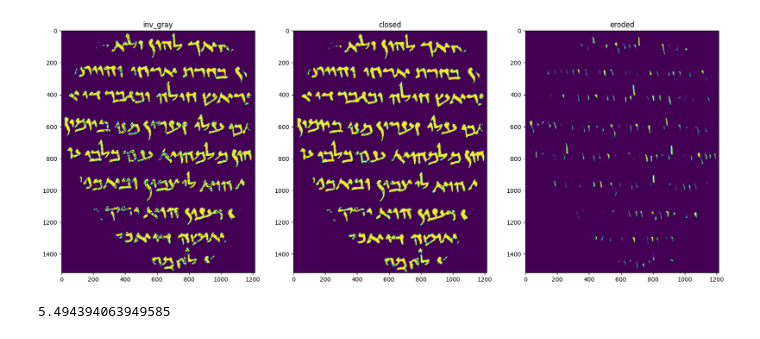
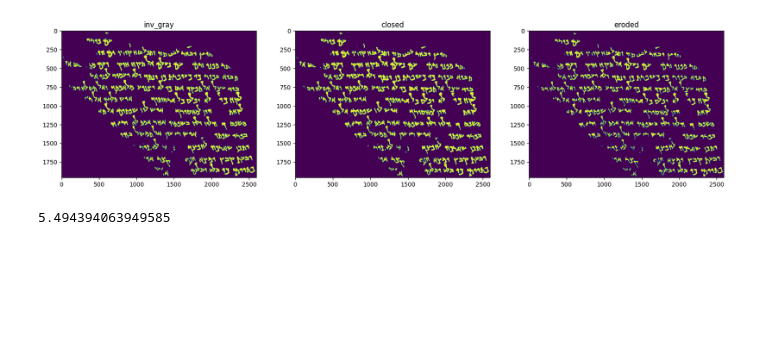
Before and after one commit to daniel-macrae/HandwritingRecognition-2023, a Jupyter notebook: Dan's Stuff/dan_seg.ipynb, the cells around one changed output. Saved outputs shown, nothing was run; the diff lists cells and outputs as text; code cells hidden in the pictures; blank space fills up the shorter version.

```diff
--- a/Dan's Stuff/dan_seg.ipynb
+++ b/Dan's Stuff/dan_seg.ipynb
@@ -5,7 +5,7 @@ import matplotlib.pyplot as plt
 
 from data_management.augmentation.commonAug import whitespaceRemover
 
-gray_img = cv2.imread('image-data\P632-Fg002-R-C01-R01-binarized.jpg', cv2.IMREAD_GRAYSCALE)
+gray_img = cv2.imread('image-data\P123-Fg001-R-C01-R01-binarized.jpg', cv2.IMREAD_GRAYSCALE)
 
 #drawing_img = image.copy()
 
@@ -32,39 +32,37 @@ ax1.set_title("inv_gray")
 kernel_close = cv2.getStructuringElement(cv2.MORPH_RECT, (2,2))
 morph = cv2.morphologyEx(inv_gray_img, cv2.MORPH_CLOSE, kernel_close, iterations=5)
 
 
 ax2.imshow(morph)
 ax2.set_title("closed")
 
-morph = cv2.GaussianBlur(morph, (5, 5), 0)
-
 # erode
 kernel = cv2.getStructuringElement(cv2.MORPH_ELLIPSE, (2,2))
 morph = cv2.morphologyEx(morph, cv2.MORPH_ERODE, kernel, iterations=3)
 
-
+#morph = cv2.GaussianBlur(morph, (5, 5), 0)
 
 #morph = cv2.morphologyEx(morph, cv2.MORPH_ERODE, kernel, iterations=3)
 
-#kernel = cv2.getStructuringElement(cv2.MORPH_ELLIPSE, (1,3))
-#morph = cv2.morphologyEx(morph, cv2.MORPH_CLOSE, kernel_close, iterations=2)
+kernel = cv2.getStructuringElement(cv2.MORPH_ELLIPSE, (1,3))
+morph = cv2.morphologyEx(morph, cv2.MORPH_CLOSE, kernel_close, iterations=2)
 
 
 ax3.imshow(morph)
 ax3.set_title("eroded")
 
 _, thresholded = cv2.threshold(morph, 0, 255, cv2.THRESH_OTSU)
 
 
 #kernel = cv2.getStructuringElement(cv2.MORPH_RECT, (7,7))
 #thresholded = cv2.morphologyEx(thresholded, cv2.MORPH_CLOSE, kernel)
 
 
 #ax3.imshow(thresholded)
 #ax3.set_title("inv_gray")
 plt.show()
 # %% [output]
-[figure, old version]
+[figure, new version]
 # %%
 import cv2
 from data_management.augmentation.commonAug import whitespaceRemover
```
Also changed, not shown: parts of 1 cell of this notebook, 6 other files.
